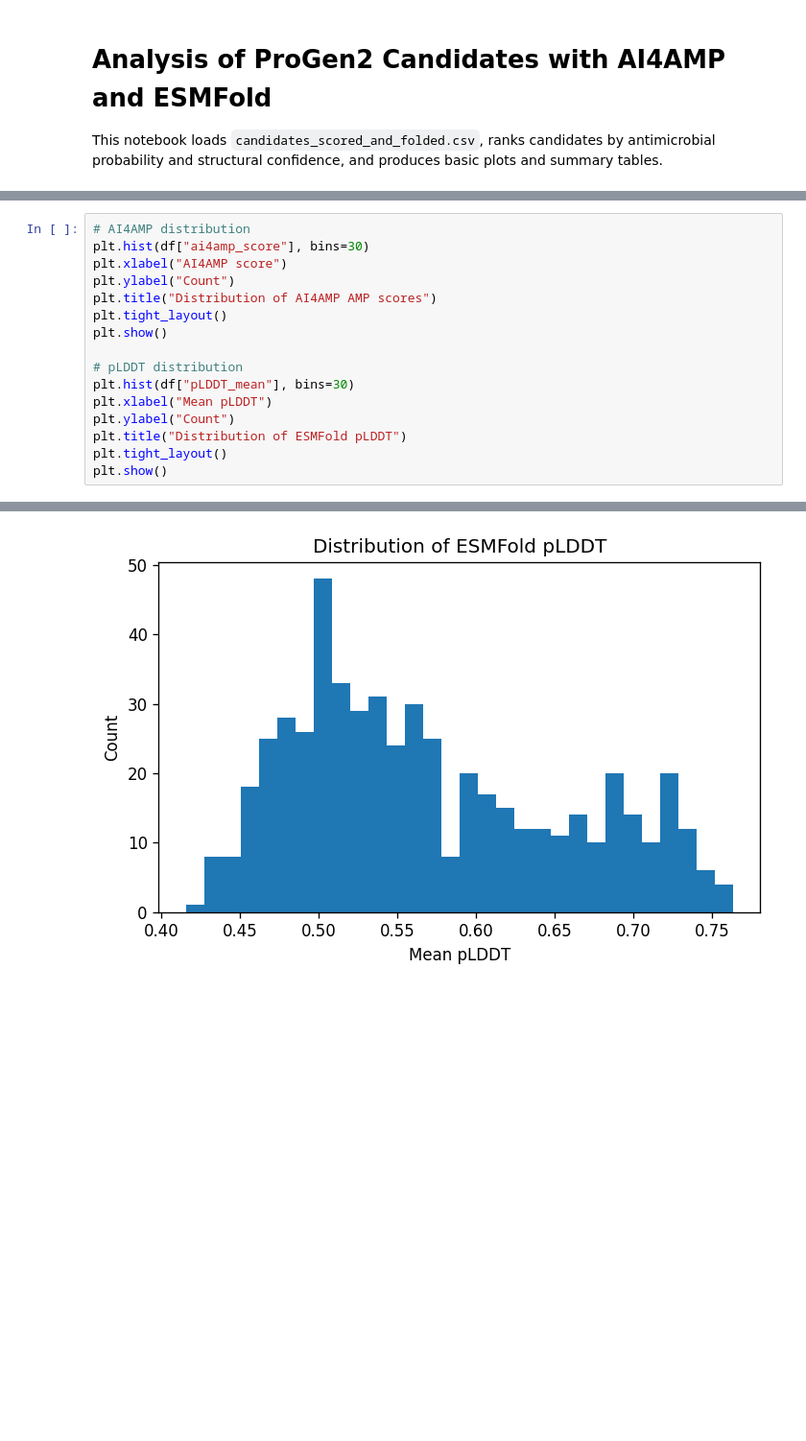
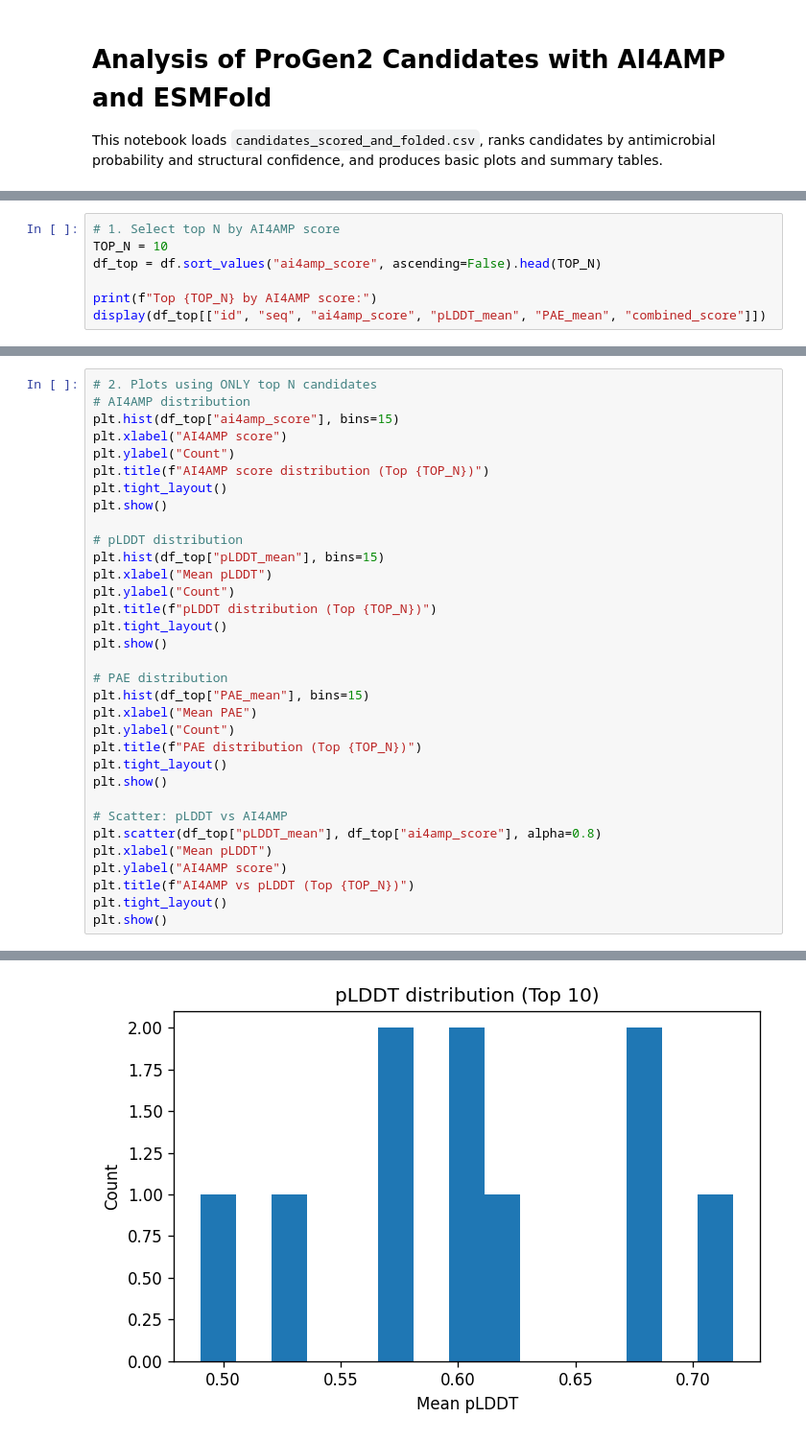
Before and after one commit to amandacqi/GenAIProject, a Jupyter notebook: analyze_results.ipynb, the cells around one changed output, grey strips where cells are left out. Shown at 96% size. Cells and saved outputs as stored; diff of their text form; blank space fills up the shorter version.

```diff
--- a/analyze_results.ipynb
+++ b/analyze_results.ipynb
@@ -81,0 +27,7 @@ Top 20 by combined score:
+# %%
+# 1. Select top N by AI4AMP score
+TOP_N = 10
+df_top = df.sort_values("ai4amp_score", ascending=False).head(TOP_N)
+
+print(f"Top {TOP_N} by AI4AMP score:")
+display(df_top[["id", "seq", "ai4amp_score", "pLDDT_mean", "PAE_mean", "combined_score"]])
@@ -82,17 +47,34 @@ Top 20 by combined score:
 # %%
+# 2. Plots using ONLY top N candidates
 # AI4AMP distribution
-plt.hist(df["ai4amp_score"], bins=30)
+plt.hist(df_top["ai4amp_score"], bins=15)
 plt.xlabel("AI4AMP score")
 plt.ylabel("Count")
-plt.title("Distribution of AI4AMP AMP scores")
+plt.title(f"AI4AMP score distribution (Top {TOP_N})")
 plt.tight_layout()
 plt.show()
 
 # pLDDT distribution
-plt.hist(df["pLDDT_mean"], bins=30)
+plt.hist(df_top["pLDDT_mean"], bins=15)
 plt.xlabel("Mean pLDDT")
 plt.ylabel("Count")
-plt.title("Distribution of ESMFold pLDDT")
+plt.title(f"pLDDT distribution (Top {TOP_N})")
 plt.tight_layout()
 plt.show()
+
+# PAE distribution
+plt.hist(df_top["PAE_mean"], bins=15)
+plt.xlabel("Mean PAE")
+plt.ylabel("Count")
+plt.title(f"PAE distribution (Top {TOP_N})")
+plt.tight_layout()
+plt.show()
+
+# Scatter: pLDDT vs AI4AMP
+plt.scatter(df_top["pLDDT_mean"], df_top["ai4amp_score"], alpha=0.8)
+plt.xlabel("Mean pLDDT")
+plt.ylabel("AI4AMP score")
+plt.title(f"AI4AMP vs pLDDT (Top {TOP_N})")
+plt.tight_layout()
+plt.show()
 # %% [output]
@@ -100 +82 @@ plt.show()
-[figure, old version]
+[figure, new version]
```
Also changed, not shown: parts of 13 cells of this notebook, 11 other files.
